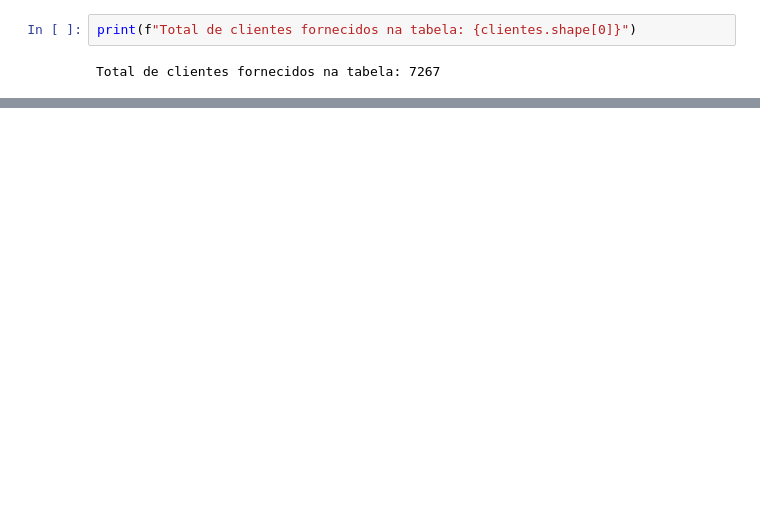
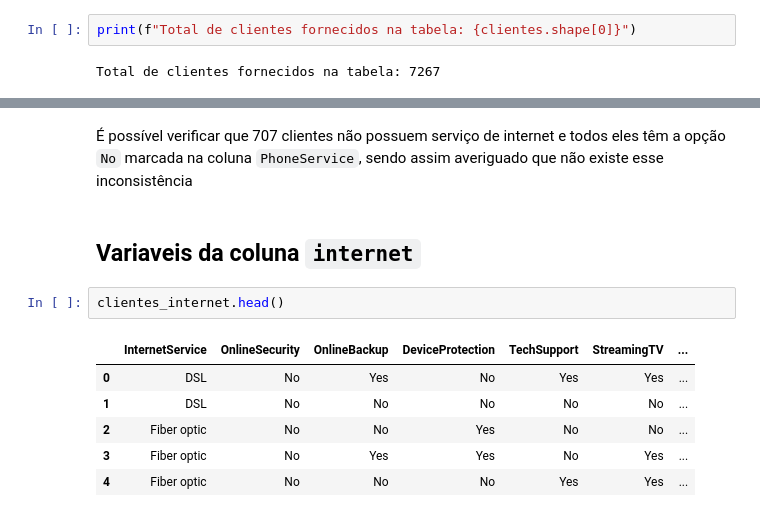
Before and after one commit to AndersonAyache/AluraVoz, a Jupyter notebook: AluraVoz.ipynb, the cells around one changed output, grey strips where cells are left out. Cells and saved outputs as stored; diff of their text form; blank space fills up the shorter version.

```diff
--- a/AluraVoz.ipynb
+++ b/AluraVoz.ipynb
@@ -68,0 +199,13 @@ Como a taxa de Churn nos dá a métrica dos cancelamentos da empresa é indicand
+# %% [markdown]
+É possível verificar que 707 clientes não possuem serviço de internet e todos eles têm a opção `No` marcada na coluna `PhoneService`, sendo assim averiguado que não existe esse inconsistência
+# %% [markdown]
+## Variaveis da coluna `internet`
+# %%
+clientes_internet.head()
+# %% [output]
+|  | InternetService | OnlineSecurity | OnlineBackup | DeviceProtection | TechSupport | StreamingTV | ... |
+| 0 | DSL | No | Yes | No | Yes | Yes | ... |
+| 1 | DSL | No | No | No | No | No | ... |
+| 2 | Fiber optic | No | No | Yes | No | No | ... |
+| 3 | Fiber optic | No | Yes | Yes | No | Yes | ... |
+| 4 | Fiber optic | No | No | No | Yes | Yes | ... |
```
Also changed, not shown: parts of 44 cells of this notebook.
